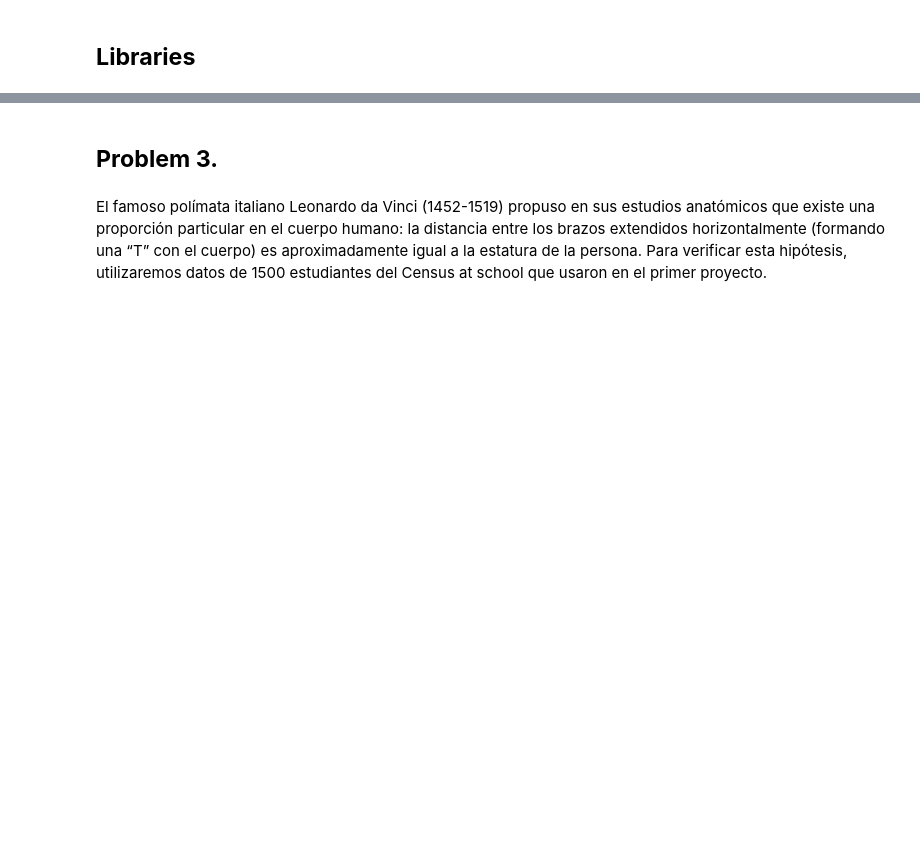
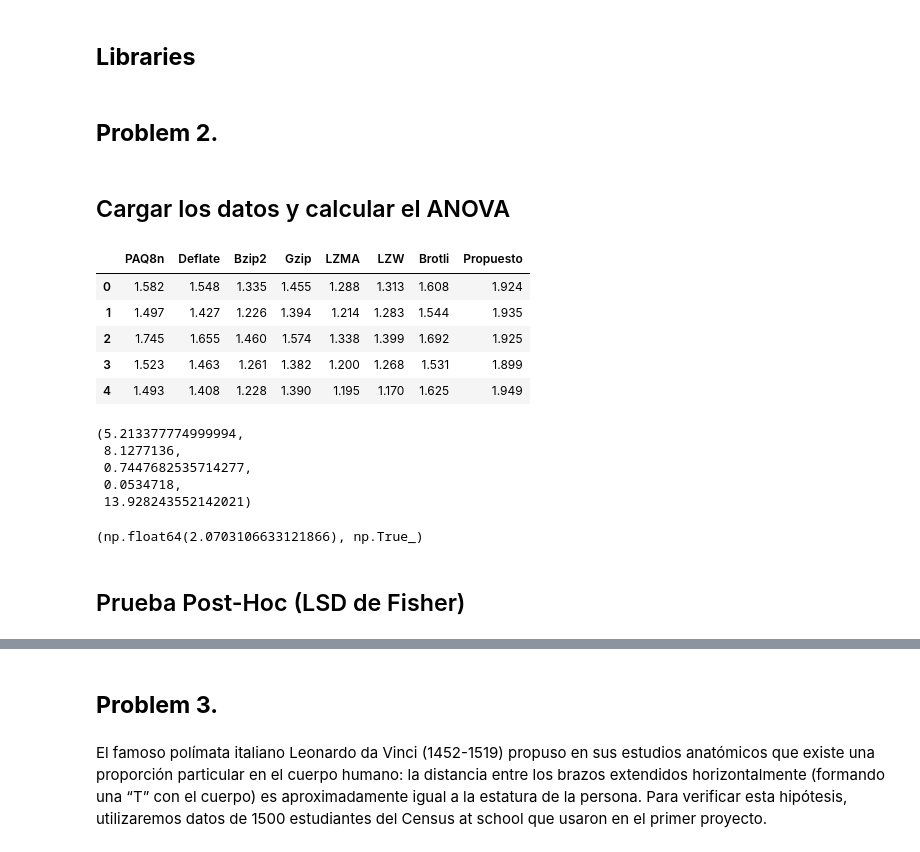
Before and after one commit to JuanRuizIng/Inference_and_statistical_modeling, a Jupyter notebook: notebooks/002_statisticsProblem.ipynb, the cells around one changed output, grey strips where cells are left out. Saved outputs shown, nothing was run; the diff lists cells and outputs as text; code cells hidden in the pictures; blank space fills up the shorter version.

```diff
--- a/notebooks/002_statisticsProblem.ipynb
+++ b/notebooks/002_statisticsProblem.ipynb
@@ -6,3 +6,75 @@ import pandas as pd
 from sklearn.linear_model import LinearRegression
 from sklearn.metrics import r2_score
 import statsmodels.api as sm
+# %% [markdown]
+## **Problem 2.**
+# %% [markdown]
+## Cargar los datos y calcular el ANOVA
+# %%
+import pandas as pd
+
+# Datos proporcionados en la tabla
+data = {
+    'PAQ8n': [1.582, 1.497, 1.745, 1.523, 1.493, 1.242, 1.154, 1.566, 1.295, 1.495, 1.455, 1.497, 1.369, 1.595, 1.559, 2.401, 1.380, 1.755, 1.507, 2.020],
+    'Deflate': [1.548, 1.427, 1.655, 1.463, 1.408, 1.228, 1.040, 1.430, 1.265, 1.371, 1.309, 1.306, 1.201, 1.407, 1.302, 2.082, 1.211, 1.537, 1.370, 1.744],
+    'Bzip2': [1.335, 1.226, 1.460, 1.261, 1.228, 1.051, 1.026, 1.316, 1.092, 1.307, 1.219, 1.249, 1.126, 1.336, 1.243, 2.214, 1.353, 1.477, 1.261, 2.010],
+    'Gzip': [1.455, 1.394, 1.574, 1.382, 1.390, 1.199, 1.061, 1.465, 1.219, 1.419, 1.373, 1.370, 1.250, 1.462, 1.380, 2.121, 1.302, 1.585, 1.417, 1.783],
+    'LZMA': [1.288, 1.214, 1.338, 1.200, 1.195, 1.057, 1.000, 1.298, 1.050, 1.216, 1.168, 1.222, 1.097, 1.321, 1.249, 1.888, 1.113, 1.401, 1.247, 1.596],
+    'LZW': [1.313, 1.283, 1.399, 1.268, 1.170, 1.036, 0.946, 1.254, 1.275, 1.174, 1.134, 1.209, 1.092, 1.305, 1.227, 1.559, 1.103, 1.394, 1.234, 1.430],
+    'Brotli': [1.608, 1.544, 1.692, 1.531, 1.625, 1.250, 1.287, 1.783, 1.380, 1.511, 1.466, 1.580, 1.493, 1.637, 1.492, 2.269, 1.428, 1.782, 1.542, 1.941],
+    'Propuesto': [1.924, 1.935, 1.925, 1.899, 1.949, 1.429, 1.448, 1.893, 1.536, 1.629, 1.632, 1.773, 1.660, 1.773, 1.788, 2.466, 1.903, 1.931, 1.815, 2.033]
+}
+
+# Convertir los datos a un DataFrame
+df = pd.DataFrame(data)
+df.head()
+# %% [output]
+|  | PAQ8n | Deflate | Bzip2 | Gzip | LZMA | LZW | Brotli | Propuesto |
+| 0 | 1.582 | 1.548 | 1.335 | 1.455 | 1.288 | 1.313 | 1.608 | 1.924 |
+| 1 | 1.497 | 1.427 | 1.226 | 1.394 | 1.214 | 1.283 | 1.544 | 1.935 |
+| 2 | 1.745 | 1.655 | 1.460 | 1.574 | 1.338 | 1.399 | 1.692 | 1.925 |
+| 3 | 1.523 | 1.463 | 1.261 | 1.382 | 1.200 | 1.268 | 1.531 | 1.899 |
+| 4 | 1.493 | 1.408 | 1.228 | 1.390 | 1.195 | 1.170 | 1.625 | 1.949 |
+# %%
+import numpy as np
+
+# Calcular las medias de cada grupo y la media global
+media_grupos = df.mean()
+media_global = df.values.flatten().mean()
+
+# Suma de cuadrados entre los grupos (SSTR)
+SSTR = df.shape[0] * sum((media_grupos - media_global)**2)
+
+# Suma de cuadrados dentro de los grupos (SSE)
+SSE = sum(sum((df[col] - media_grupos[col])**2) for col in df.columns)
+
+# Grados de libertad
+df_between = df.shape[1] - 1
+df_within = df.shape[0] * df.shape[1] - df.shape[1]
+
+# Cuadrados medios
+MSTR = SSTR / df_between
+MSE = SSE / df_within
+
+# Estadístico F
+F = MSTR / MSE
+
+SSTR, SSE, MSTR, MSE, F
+# %% [output]
+(5.213377774999994,
+ 8.1277136,
+ 0.7447682535714277,
+ 0.0534718,
+ 13.928243552142021)
+# %%
+from scipy.stats import f
+
+alpha = 0.05
+F_crit = f.ppf(1 - alpha, df_between, df_within)
+significativo = F > F_crit
+
+F_crit, significativo
+# %% [output]
+(np.float64(2.0703106633121866), np.True_)
+# %% [markdown]
+## Prueba Post-Hoc (LSD de Fisher)
```
Also changed, not shown: parts of 5 cells of this notebook.
